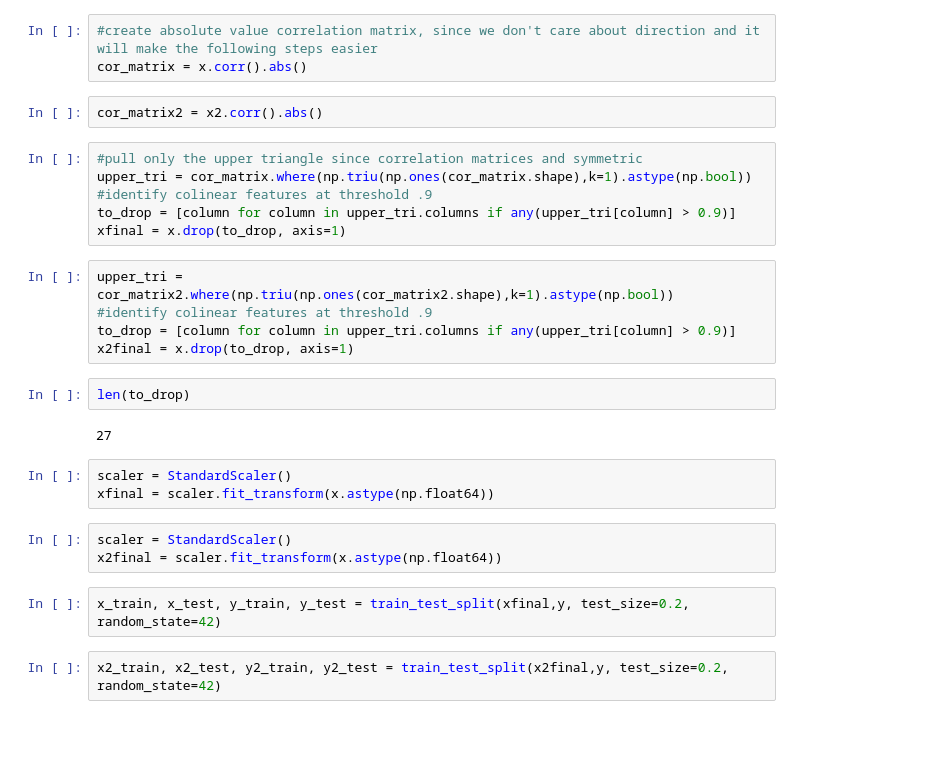
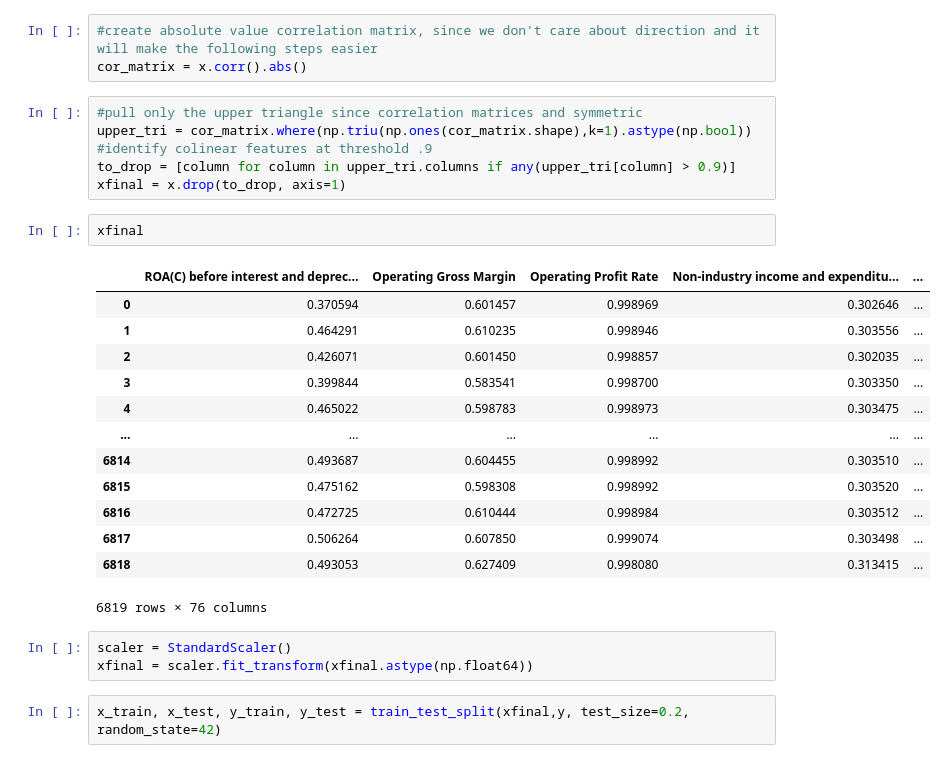
Before and after one commit to erinmcmahon26/Company-Bankruptcy-Prediction, a Jupyter notebook: Company_Bankruptcy_Feature_Selection.ipynb, the cells around one changed output. Saved outputs shown, nothing was run; the diff lists cells and outputs as text; blank space fills up the shorter version.

```diff
--- a/Company_Bankruptcy_Feature_Selection.ipynb
+++ b/Company_Bankruptcy_Feature_Selection.ipynb
@@ -47,33 +31,33 @@ x2 = df2.drop('Bankrupt?', axis=1)
 # %%
 #create absolute value correlation matrix, since we don't care about direction and it will make the following steps easier
 cor_matrix = x.corr().abs()
-# %%
-cor_matrix2 = x2.corr().abs()
 # %%
 #pull only the upper triangle since correlation matrices and symmetric
 upper_tri = cor_matrix.where(np.triu(np.ones(cor_matrix.shape),k=1).astype(np.bool))
 #identify colinear features at threshold .9
 to_drop = [column for column in upper_tri.columns if any(upper_tri[column] > 0.9)]
 xfinal = x.drop(to_drop, axis=1)
-# %%
-upper_tri = cor_matrix2.where(np.triu(np.ones(cor_matrix2.shape),k=1).astype(np.bool))
-#identify colinear features at threshold .9
-to_drop = [column for column in upper_tri.columns if any(upper_tri[column] > 0.9)]
-x2final = x.drop(to_drop, axis=1)
-# %%
-len(to_drop)
-# %% [output]
-27
+# %%
+xfinal
+# %% [output]
+|  | ROA(C) before interest and deprec... | Operating Gross Margin | Operating Profit Rate | Non-industry income and expenditu... | ... |
+| 0 | 0.370594 | 0.601457 | 0.998969 | 0.302646 | ... |
+| 1 | 0.464291 | 0.610235 | 0.998946 | 0.303556 | ... |
+| 2 | 0.426071 | 0.601450 | 0.998857 | 0.302035 | ... |
+| 3 | 0.399844 | 0.583541 | 0.998700 | 0.303350 | ... |
+| 4 | 0.465022 | 0.598783 | 0.998973 | 0.303475 | ... |
+| ... | ... | ... | ... | ... | ... |
+| 6814 | 0.493687 | 0.604455 | 0.998992 | 0.303510 | ... |
+| 6815 | 0.475162 | 0.598308 | 0.998992 | 0.303520 | ... |
+| 6816 | 0.472725 | 0.610444 | 0.998984 | 0.303512 | ... |
+| 6817 | 0.506264 | 0.607850 | 0.999074 | 0.303498 | ... |
+| 6818 | 0.493053 | 0.627409 | 0.998080 | 0.313415 | ... |
+6819 rows × 76 columns
 # %%
 scaler = StandardScaler()
-xfinal = scaler.fit_transform(x.astype(np.float64))
+xfinal = scaler.fit_transform(xfinal.astype(np.float64))
-# %%
-scaler = StandardScaler()
-x2final = scaler.fit_transform(x.astype(np.float64))
 # %%
 x_train, x_test, y_train, y_test = train_test_split(xfinal,y, test_size=0.2, random_state=42)
-# %%
-x2_train, x2_test, y2_train, y2_test = train_test_split(x2final,y, test_size=0.2, random_state=42)
 # %%
 svc = SVC()
 svc.fit(x_train, y_train)
```
Also changed, not shown: parts of 18 cells of this notebook.
